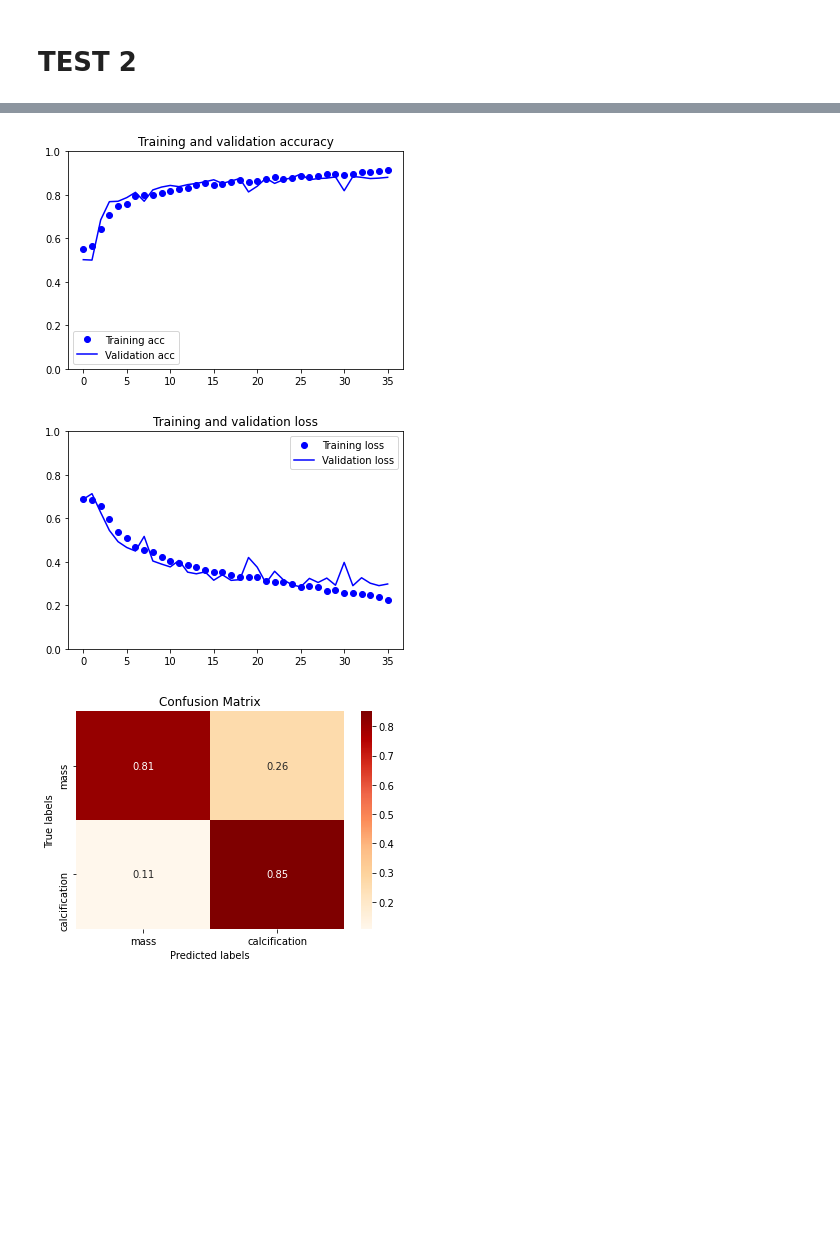
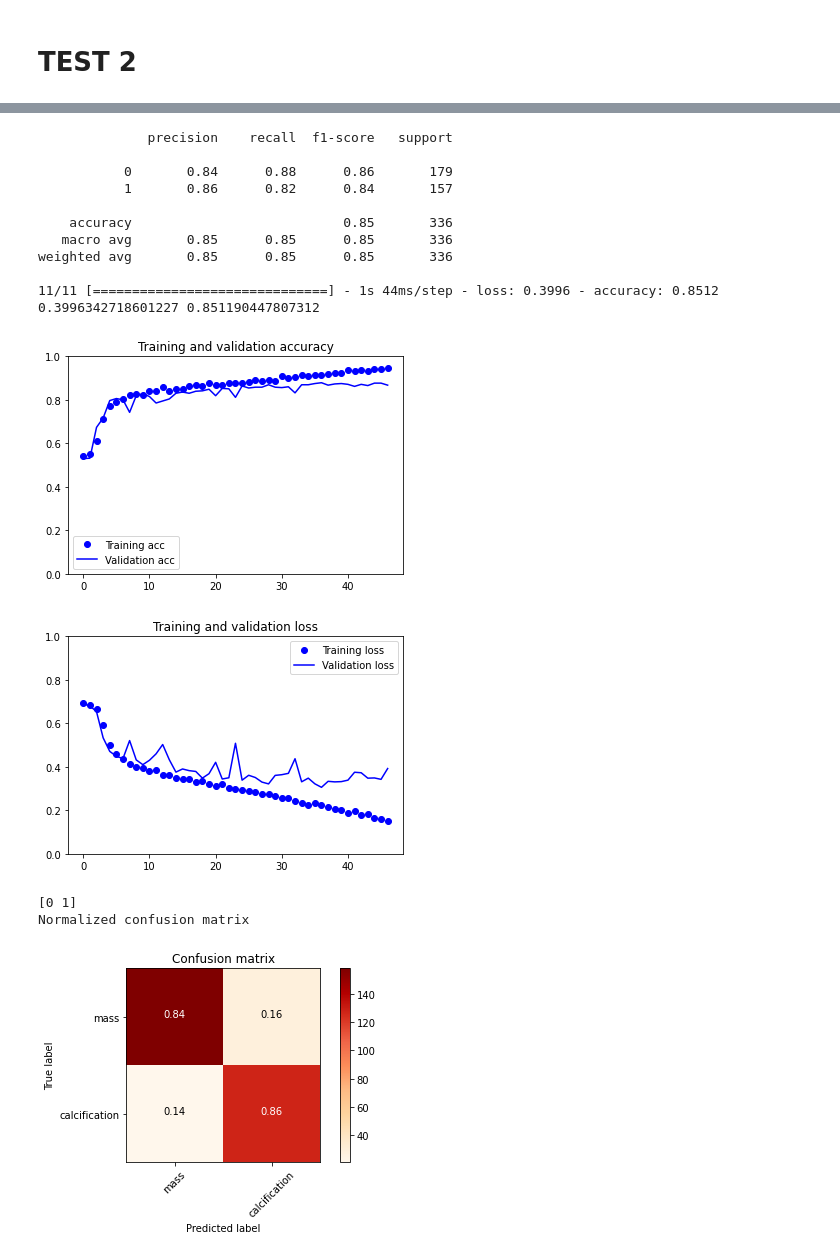
Before and after one commit to MarcoParola/medical_images_classification, a Jupyter notebook: Scratch_CNN_2_1.ipynb, the cells around one changed output, grey strips where cells are left out. Saved outputs shown, nothing was run; the diff lists cells and outputs as text; code cells hidden in the pictures; blank space fills up the shorter version.

```diff
--- a/Scratch_CNN_2_1.ipynb
+++ b/Scratch_CNN_2_1.ipynb
@@ -169,32 +190,36 @@ from tensorflow.keras import models
 import tensorflow as tf
 from keras import optimizers
 
-model = models.Sequential()
-model.add(layers.Conv2D(32, (3, 3), activation='relu', input_shape=(150, 150, 1), padding='same'))
-model.add(layers.Conv2D(64, (3, 3), activation='relu', padding='same'))
-model.add(layers.MaxPooling2D((2, 2)))
-model.add(layers.Conv2D(64, (3, 3), activation='relu', padding='same'))
-model.add(layers.Conv2D(64, (3, 3), activation='relu', padding='same'))
-model.add(layers.MaxPooling2D((2, 2)))
-model.add(layers.Conv2D(128, (3, 3), activation='relu', padding='same'))
-model.add(layers.MaxPooling2D((2, 2)))
-model.add(layers.Conv2D(256, (3, 3), activation='relu', padding='same'))
-model.add(layers.MaxPooling2D((2, 2)))
+model2 = models.Sequential()
+model2.add(layers.Conv2D(32, (3, 3), activation='relu', input_shape=(150, 150, 1), padding='same'))
+model2.add(layers.Conv2D(64, (3, 3), activation='relu', padding='same'))
+model2.add(layers.MaxPooling2D((2, 2)))
+model2.add(layers.Conv2D(64, (3, 3), activation='relu', padding='same'))
+model2.add(layers.Conv2D(64, (3, 3), activation='relu', padding='same'))
+model2.add(layers.MaxPooling2D((2, 2)))
+model2.add(layers.Conv2D(128, (3, 3), activation='relu', padding='same'))
+model2.add(layers.MaxPooling2D((2, 2)))
+model2.add(layers.Conv2D(256, (3, 3), activation='relu', padding='same'))
+model2.add(layers.MaxPooling2D((2, 2)))
 
-model.add(layers.Flatten())
-model.add(layers.Dense(256, activation='relu'))
-model.add(layers.Dense(2, activation='sigmoid'))
+model2.add(layers.Flatten())
+model2.add(layers.Dense(256, activation='relu'))
+model2.add(layers.Dense(2, activation='sigmoid'))
 
-model.compile(optimizer=optimizers.RMSprop(lr=1e-4),
+model2.summary()
+
+model2.compile(optimizer=optimizers.RMSprop(lr=1e-4),
               loss='binary_crossentropy',
               metrics=['accuracy'])
 
-earlyStopCallback = tf.keras.callbacks.EarlyStopping(monitor='val_loss', mode='min', verbose=1, patience=10)
+earlyStopCallback = tf.keras.callbacks.EarlyStopping(monitor='val_loss', mode='min', verbose=1, patience=10, restore_best_weights=True)
 
-history = model.fit(trainingSet, trainingLabelsCategorical, epochs=100, callbacks=[earlyStopCallback], batch_size=32, validation_split=0.2)
+history = model2.fit(trainingSet, trainingLabelsCategorical, epochs=100, callbacks=[earlyStopCallback], batch_size=32, validation_split=0.2)
 
-test_loss, test_acc = model.evaluate(testSet, testLabelsCategorical)
+pred = model2.predict_classes(testSet)
+print(metrics.classification_report(testLabels, pred))
+test_loss, test_acc = model2.evaluate(testSet, testLabelsCategorical)
 print(test_loss, test_acc)
 plot_accurancy_loss(history)
-plot_confusionMatrix(model, testSet, testLabels)
+plot_confusionMatrix(model2, testSet, testLabels, ['mass', 'calcification'])
 # %% [output]
@@ -218,6 +243,19 @@ Epoch 00036: early stopping
+              precision    recall  f1-score   support
+
+           0       0.84      0.88      0.86       179
+           1       0.86      0.82      0.84       157
+
+    accuracy                           0.85       336
+   macro avg       0.85      0.85      0.85       336
+weighted avg       0.85      0.85      0.85       336
+
+11/11 [==============================] - 1s 44ms/step - loss: 0.3996 - accuracy: 0.8512
+0.3996342718601227 0.851190447807312
-[figure, old version]
+[figure, new version]
-[figure, old version]
+[figure, new version]
+[0 1]
+Normalized confusion matrix
-[figure, old version]
+[figure, new version]
 # %% [markdown]
 #**Test 3**
 ##**Improve the prevoius model**
```
Also changed, not shown: parts of 17 cells of this notebook.
